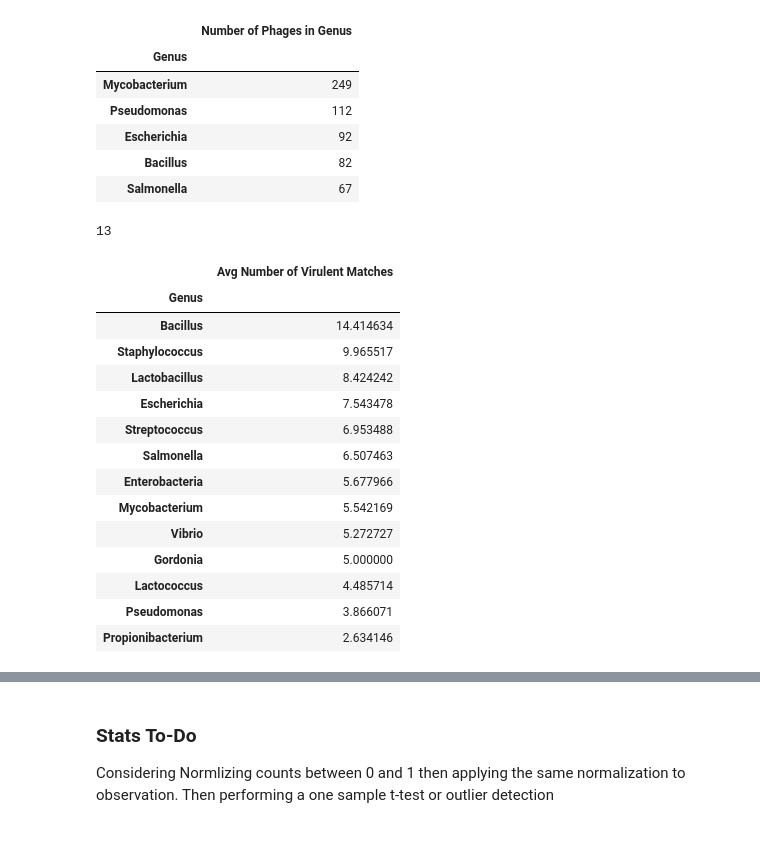
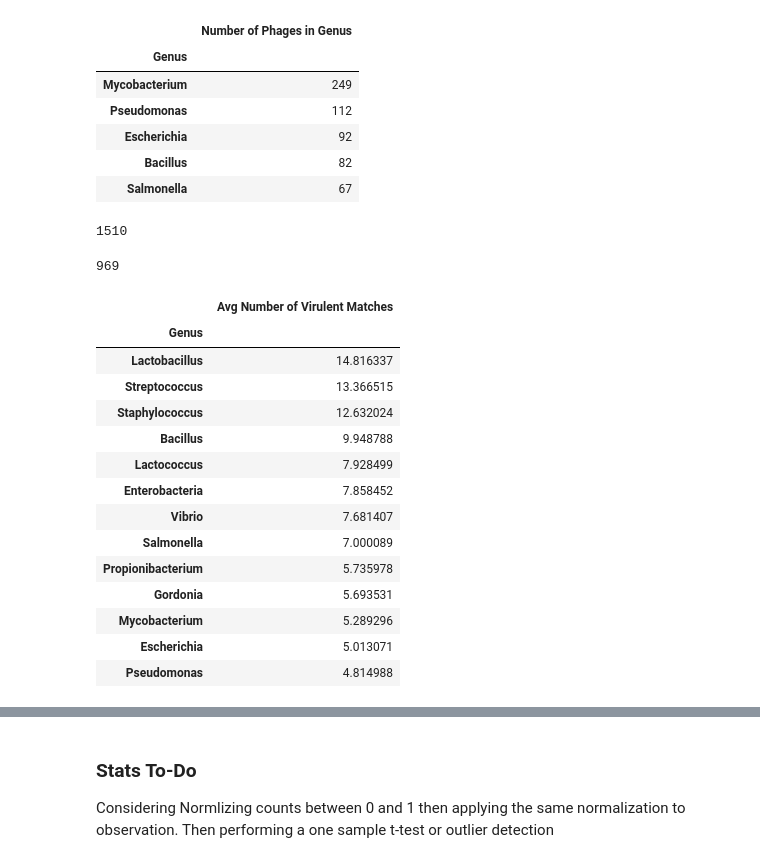
Before and after one commit to glickmac/VF_HMM, a Jupyter notebook: Virulence_HMMs/HMM_Paser.ipynb, the cells around one changed output, grey strips where cells are left out. Drawn from its saved outputs; the diff is of its cells as text; code cells hidden in the pictures.

```diff
--- a/Virulence_HMMs/HMM_Paser.ipynb
+++ b/Virulence_HMMs/HMM_Paser.ipynb
@@ -169,4 +173,4 @@ len(demo2)
 # %% [output]
 1510
 # %%
-test['Genus'] = demo2
+test2['Genus'] = demo2
@@ -173,6 +187,8 @@ test['Genus'] = demo2
+# %%
+test2 = test2.drop(['Virulence', 'Gene_Count'], axis=1)
 # %%
-Virulence_Avg = test.groupby('Genus').mean()
-Virulence_Avg = Virulence_Avg.sort_values(by=['Virulence'], ascending=False)
+Virulence_Avg = test2.groupby('Genus').mean()
+Virulence_Avg = Virulence_Avg.sort_values(by=['VF_By_Count'], ascending=False)
 Virulence_Avg.columns = ['Avg Number of Virulent Matches']
 Virulence_Avg.head()
 # %% [output]
@@ -186,6 +202,6 @@ Virulence_Avg.head()
 # %%
-Number_of_phages = test.groupby('Genus').count()
-Number_of_phages = Number_of_phages.sort_values(by=['Virulence'], ascending=False)
+Number_of_phages = test2.groupby('Genus').count()
+Number_of_phages = Number_of_phages.sort_values(by=['VF_By_Count'], ascending=False)
 Number_of_phages.columns = ['Number of Phages in Genus']
 Number_of_phages.head()
 # %% [output]
@@ -199,6 +215,4 @@ Number_of_phages.head()
 # %%
 ### Number of Viruses over 30 in Genus
 x = Number_of_phages[Number_of_phages['Number of Phages in Genus']>=30]
-len(x)
+abundant = list(x.index)
-# %% [output]
-13
@@ -206,0 +219,9 @@ abundant_phages = x.index
+# %%
+len(test2)
+# %% [output]
+1510
+# %%
+test3 = test2[test2['Genus'].isin(abundant)]
+len(test3)
+# %% [output]
+969
@@ -207,19 +232,22 @@ abundant_phages = x.index
 # %%
+abundant_phages = x.index
 Abundant_df = Virulence_Avg[(Virulence_Avg.index).isin(abundant_phages)]
 Abundant_df
+order_ab = list(Abundant_df.index)
+Abundant_df
 # %% [output]
 |  | Avg Number of Virulent Matches |
 | Genus |  |
-| Bacillus | 14.414634 |
-| Staphylococcus | 9.965517 |
-| Lactobacillus | 8.424242 |
-| Escherichia | 7.543478 |
-| Streptococcus | 6.953488 |
-| Salmonella | 6.507463 |
-| Enterobacteria | 5.677966 |
-| Mycobacterium | 5.542169 |
-| Vibrio | 5.272727 |
-| Gordonia | 5.000000 |
-| Lactococcus | 4.485714 |
-| Pseudomonas | 3.866071 |
-| Propionibacterium | 2.634146 |
+| Lactobacillus | 14.816337 |
+| Streptococcus | 13.366515 |
+| Staphylococcus | 12.632024 |
+| Bacillus | 9.948788 |
+| Lactococcus | 7.928499 |
+| Enterobacteria | 7.858452 |
+| Vibrio | 7.681407 |
+| Salmonella | 7.000089 |
+| Propionibacterium | 5.735978 |
+| Gordonia | 5.693531 |
+| Mycobacterium | 5.289296 |
+| Escherichia | 5.013071 |
+| Pseudomonas | 4.814988 |
```
Also changed, not shown: parts of 28 cells of this notebook, 2 other files.
